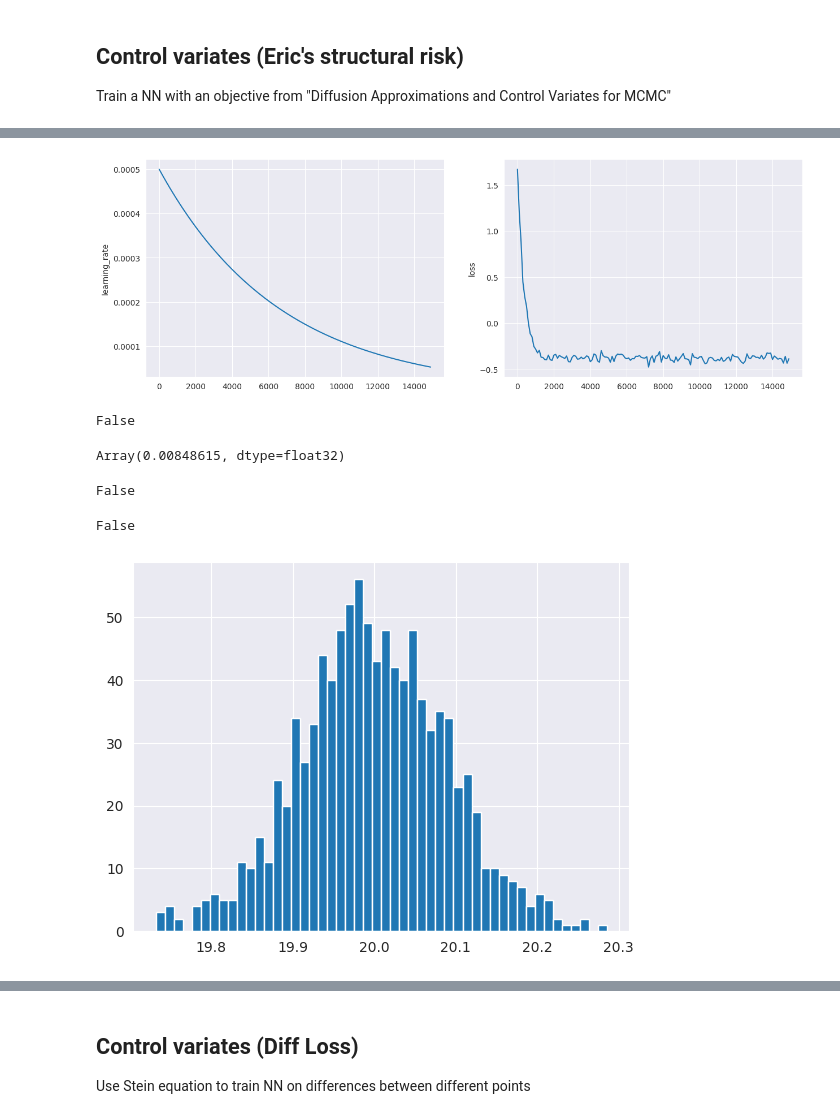
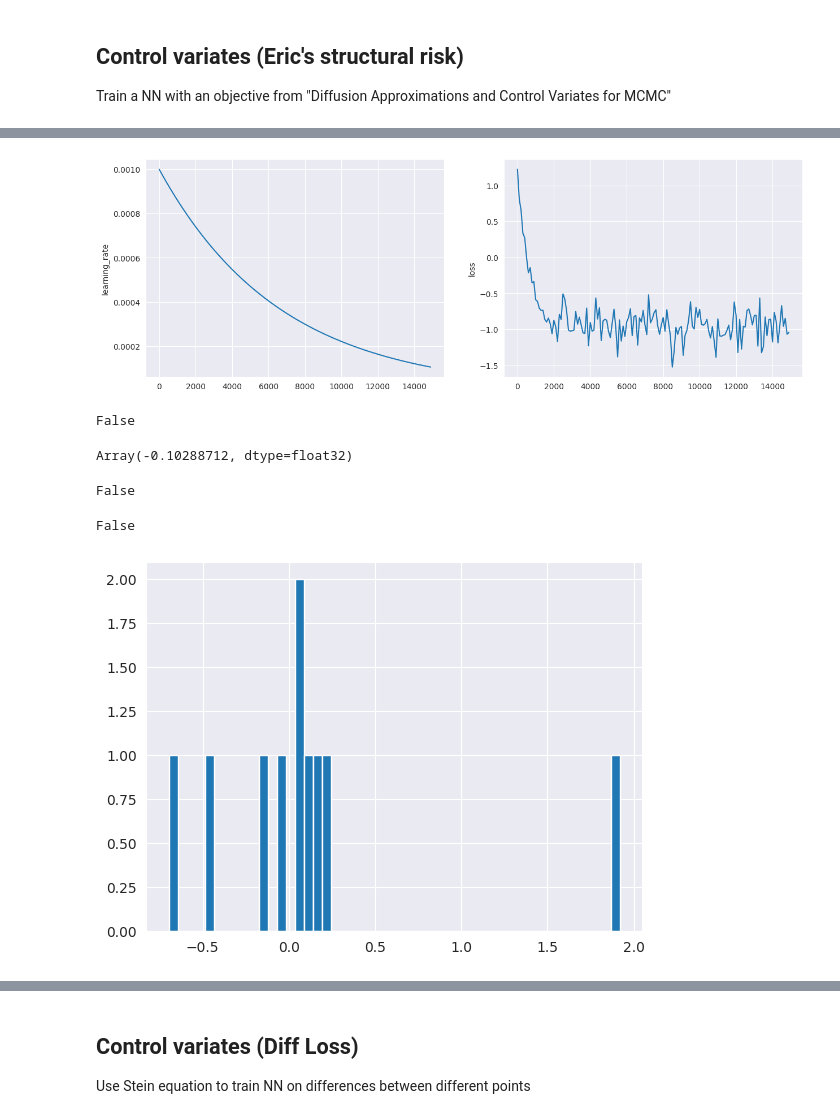
Before and after one commit to kkorolev1/mcmc-control-variates, a Jupyter notebook: experiments.ipynb, the cells around one changed output, grey strips where cells are left out. Cells and saved outputs as stored; diff of their text form; code cells hidden in the pictures.

```diff
--- a/experiments.ipynb
+++ b/experiments.ipynb
@@ -42,0 +33,5 @@ grad_log_p = jax.jit(jax.grad(mixture.log_p))
+# %%
+import numpyro.distributions as D
+
+dist = D.MultivariateNormal(loc=jnp.zeros((DIST_DIM), dtype=float), covariance_matrix=jnp.eye((DIST_DIM), dtype=float))
+grad_log_prob = jax.jit(jax.grad(dist.log_prob))
@@ -57,5 +54,6 @@ from mcmc import ULASampler
 # %%
 rng, key = jax.random.split(rng)
-sampler = ULASampler(grad_log_p=grad_log_p, dim=DIST_DIM, n_samples=500, gamma=1e-1, burnin_steps=100)
-samples = sampler(key, n_chains=N_CHAINS, init_std=INIT_STD)
+#sampler = ULASampler(grad_log_prob=grad_log_prob, dim=DIST_DIM, n_samples=10000, gamma=1e-1, burnin_steps=1000, init_std=1.0)
+sampler = HMCSampler(log_prob=dist.log_prob, dim=DIST_DIM, n_samples=1000, gamma=1e-2, burnin_steps=1000, init_std=1.0)
+samples = sampler(key, n_chains=1)
 # %%
@@ -134,10 +132,10 @@ plt.show()
 # %%
 rng, key = jax.random.split(rng)
-cv_model = CVLinear(in_size=DIST_DIM, key=key)
+cv_model = CVLinear(in_size=DIST_DIM, bias=False, key=key)
 
-scheduler = optax.exponential_decay(init_value=5e-4, transition_steps=700, decay_rate=0.9)
+scheduler = optax.exponential_decay(init_value=1e-3, transition_steps=700, decay_rate=0.9)
 optimizer = optax.inject_hyperparams(optax.adam)(learning_rate=scheduler)
-loss = CVLoss(fn=fn, l2_alpha=10)
+loss = CVLoss(fn=fn, l2_alpha=0)
 
 logger = Logger()
 
@@ -148,7 +146,7 @@ cv_trainer.train(key)
 
 plot_log_results(logger)
 # %% [output]
-[figure, old version]
+[figure, new version]
 # %%
 # Check NN for nans
 rng, key = jax.random.split(rng)
@@ -161,10 +159,10 @@ False
 from diffcv.cv import ScalarGenerator
 # %%
 # Expectation of generator with respect to distribution should be 0
-generator = ScalarGenerator(grad_log_p, cv_model)
-jax.vmap(generator)(dataset.arrays[0][:10000]).mean()
+generator = ScalarGenerator(grad_log_prob, cv_model)
+jax.vmap(generator)(dataset.arrays[0]).mean()
 # %% [output]
-Array(0.00848615, dtype=float32)
+Array(-0.10288712, dtype=float32)
 # %%
 fn_with_cv = lambda x: fn(x) + generator(x)
 # %%
@@ -177,14 +175,14 @@ print(np.any(np.isnan(y)))
 False
 # %%
 rng, key = jax.random.split(rng)
-cv_estimates = estimate_n_mcmc(fn_with_cv, sampler, key, init_std=INIT_STD, n_chains=N_CHAINS, n_runs=MCMC_N_RUNS)
+cv_estimates = Estimator(fn_with_cv, sampler)(key, n_chains=N_CHAINS, n_estimates=MCMC_N_ESTIMATES)
 
 print(jnp.any(jnp.isnan(cv_estimates)))
 plt.hist(cv_estimates, bins=50)
 plt.show()
 # %% [output]
 False
-[figure, old version]
+[figure, new version]
 # %%
 exp_results["diffusion_cv"] = cv_estimates
 # %%
```
Also changed, not shown: parts of 49 cells of this notebook, 9 other files.
